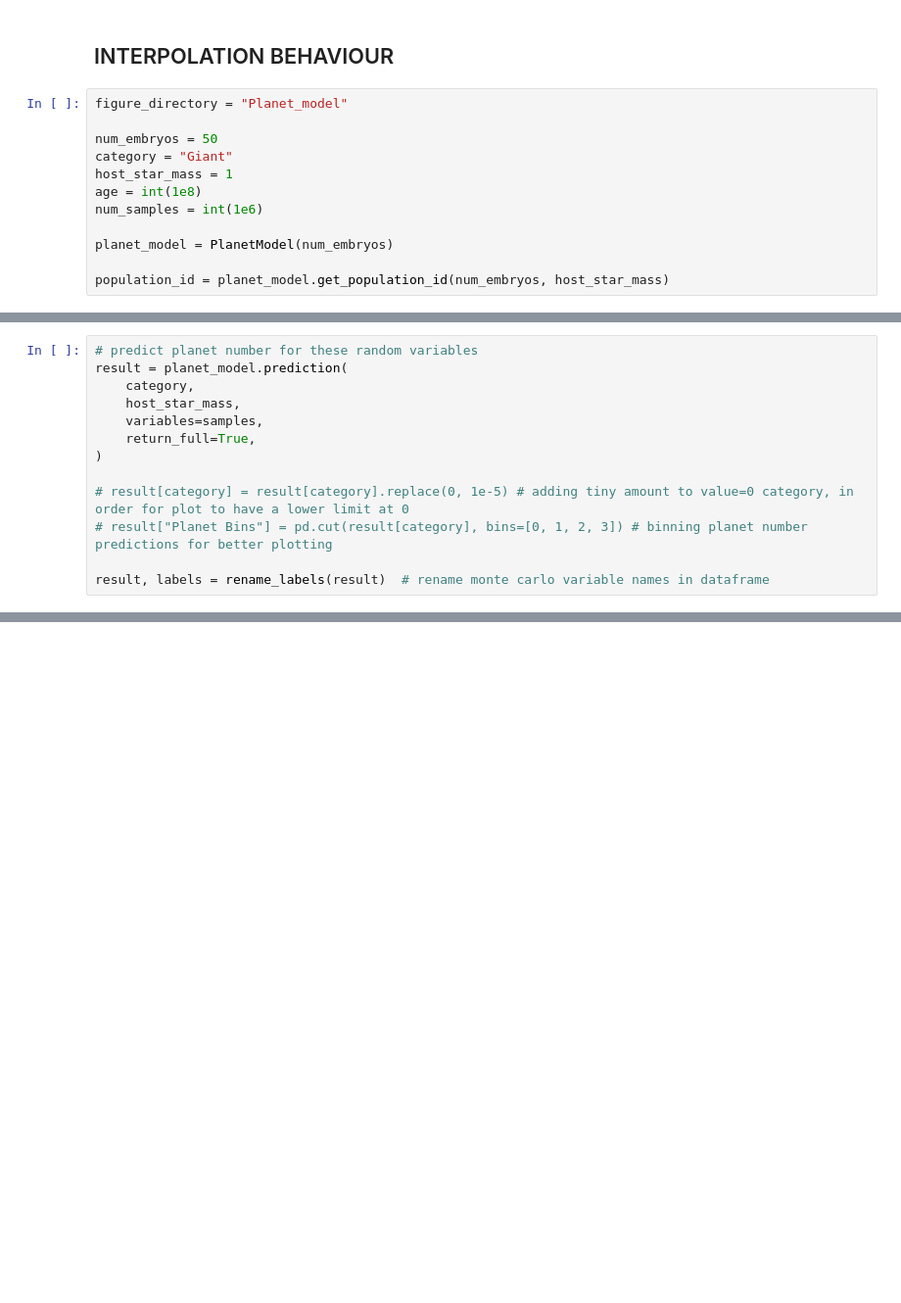
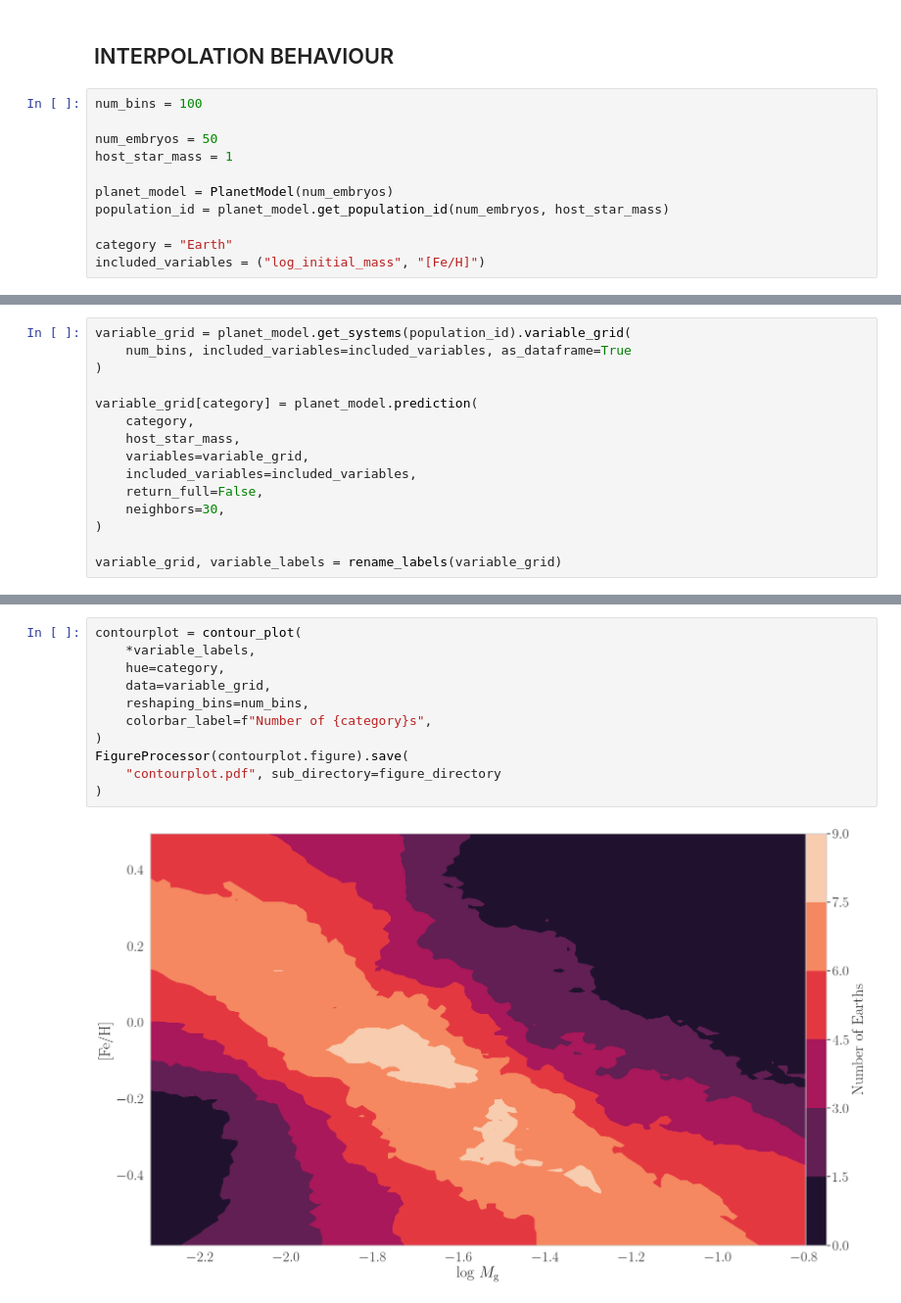
Before and after one commit to ChrisBoettner/skaro, a Jupyter notebook: notebooks/Planet_model.ipynb, the cells around one changed output, grey strips where cells are left out. Shown at 98% size. Drawn from its saved outputs; the diff is of its cells as text; blank space fills up the shorter version.

Commit message:
contour plot

```diff
--- a/notebooks/Planet_model.ipynb
+++ b/notebooks/Planet_model.ipynb
@@ -103,15 +135,14 @@ model_difference.describe()
 # %% [markdown]
 ## INTERPOLATION BEHAVIOUR
 # %%
-figure_directory = "Planet_model"
+num_bins = 100
 
 num_embryos = 50
-category = "Giant"
 host_star_mass = 1
-age = int(1e8)
-num_samples = int(1e6)
 
 planet_model = PlanetModel(num_embryos)
+population_id = planet_model.get_population_id(num_embryos, host_star_mass)
 
-population_id = planet_model.get_population_id(num_embryos, host_star_mass)
+category = "Earth"
+included_variables = ("log_initial_mass", "[Fe/H]")
 # %% [markdown]
@@ -127,13 +150,15 @@ samples["age"] = age
 # %%
-# predict planet number for these random variables
-result = planet_model.prediction(
+variable_grid = planet_model.get_systems(population_id).variable_grid(
+    num_bins, included_variables=included_variables, as_dataframe=True
+)
+
+variable_grid[category] = planet_model.prediction(
     category,
     host_star_mass,
-    variables=samples,
-    return_full=True,
+    variables=variable_grid,
+    included_variables=included_variables,
+    return_full=False,
+    neighbors=30,
 )
 
-# result[category] = result[category].replace(0, 1e-5) # adding tiny amount to value=0 category, in order for plot to have a lower limit at 0
-# result["Planet Bins"] = pd.cut(result[category], bins=[0, 1, 2, 3]) # binning planet number predictions for better plotting
-
-result, labels = rename_labels(result)  # rename monte carlo variable names in dataframe
+variable_grid, variable_labels = rename_labels(variable_grid)
@@ -159,0 +176,13 @@ see if you can actually cut down model to 2 parameters, that would make it easy.
+# %%
+contourplot = contour_plot(
+    *variable_labels,
+    hue=category,
+    data=variable_grid,
+    reshaping_bins=num_bins,
+    colorbar_label=f"Number of {category}s",
+)
+FigureProcessor(contourplot.figure).save(
+    "contourplot.pdf", sub_directory=figure_directory
+)
+# %% [output]
+[figure, added]
```
Also changed, not shown: parts of 15 cells of this notebook, 14 other files.
